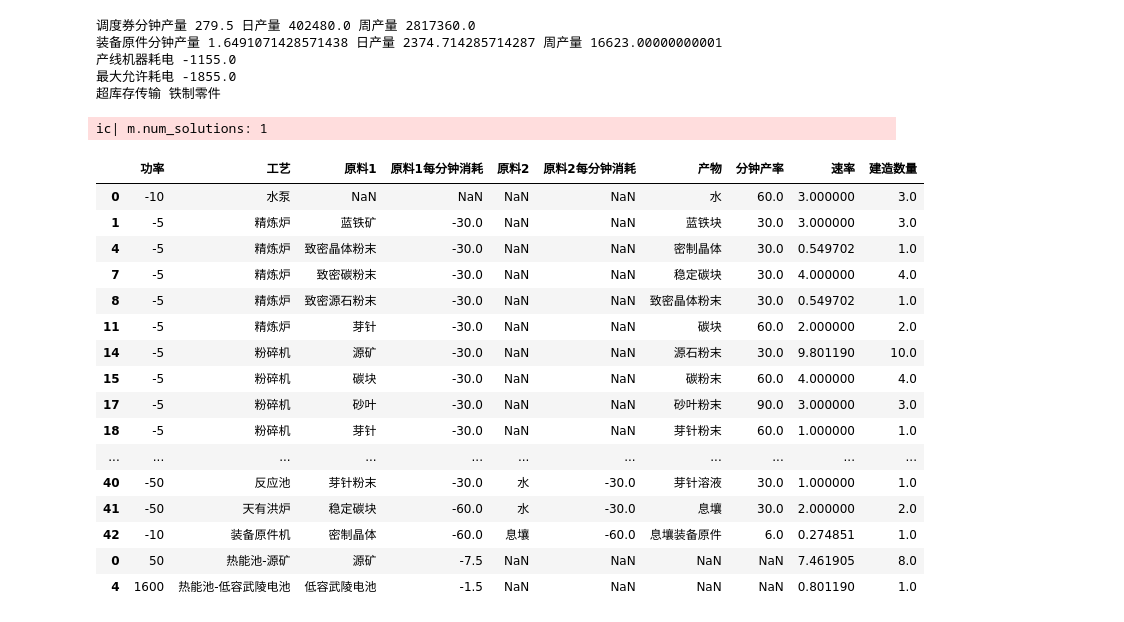
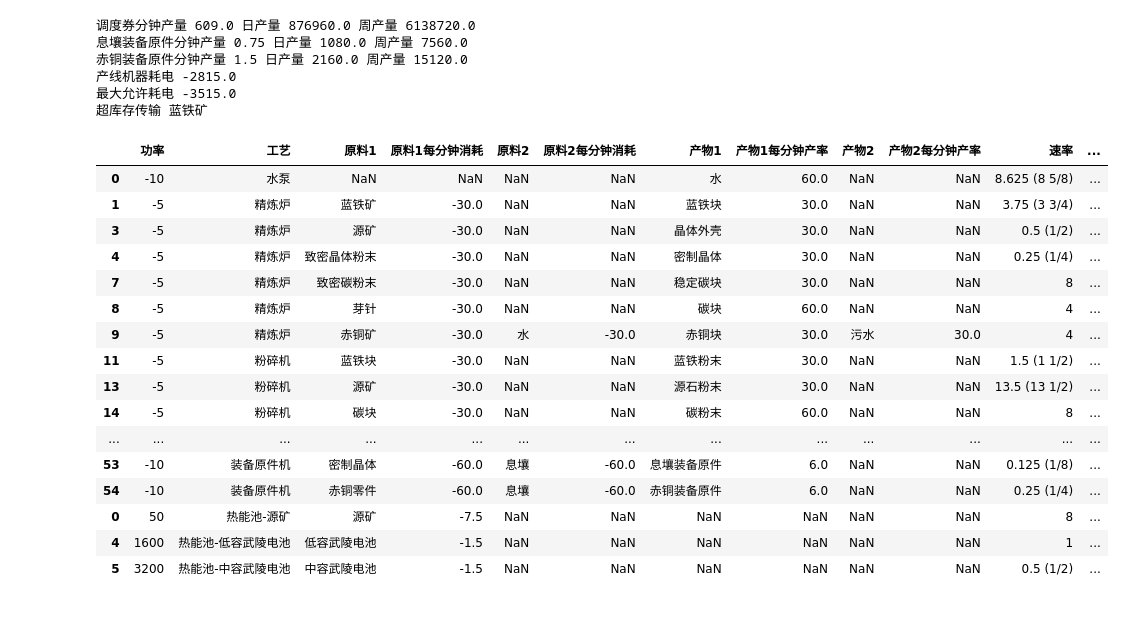
Before and after one commit to LucunJi/the-end-of-all-field-calculators, a Jupyter notebook: wuling.ipynb, the cells around one changed output. Cells and saved outputs as stored; diff of their text form; code cells hidden in the pictures.

```diff
--- a/wuling.ipynb
+++ b/wuling.ipynb
@@ -209,58 +242,68 @@ Clp0032I Optimal objective 1.689970886 - 59 iterations time 0.002, Presolve 0.00
 Starting MIP optimization
 <OptimizationStatus.OPTIMAL: 0>
 # %%
-ic(m.num_solutions)
-# print('调度券分钟产量', m.objective_value)
 print('调度券分钟产量', tot_value.x, '日产量', tot_value.x * 60 * 24, '周产量', tot_value.x * 60 * 24 * 7)
-print('装备原件分钟产量', m.objective_value, '日产量', m.objective_value * 60 * 24, '周产量', m.objective_value * 60 * 24 * 7)
+print('息壤装备原件分钟产量', tot_material['息壤装备原件'].x, '日产量', tot_material['息壤装备原件'].x * 60 * 24, '周产量', tot_material['息壤装备原件'].x * 60 * 24 * 7)
+print('赤铜装备原件分钟产量', tot_material['赤铜装备原件'].x, '日产量', tot_material['赤铜装备原件'].x * 60 * 24, '周产量', tot_material['赤铜装备原件'].x * 60 * 24 * 7)
 result_tot_power_machine = np.sum(np.array([u.x for u in x_recipes_ceil]) * recipes_df['功率'])
 print('产线机器耗电', result_tot_power_machine)
 print('最大允许耗电', result_tot_power_machine + EXTERN_POWER)
 
-print('超库存传输', metastorage_df.loc[(u.x == 1.0 for u in x_metastorage)]['产物'].item())
+print('超库存传输', metastorage_df.loc[(u.x == 1.0 for u in x_metastorage)]['产物1'].item())
+
+def format_float(raw: float):
+    if raw == 0:
+        return "0"
+    x, y = raw.as_integer_ratio()
+    if x % y == 0:
+        return str(x // y)
+    if x < y:
+        return f"{raw} ({x}/{y})"
+    a, x = x // y, x % y
+    return f"{raw} ({a} {x}/{y})"
 
 result_df =pd.concat([
     pd.concat([
         recipes_df,
         pd.DataFrame(
-            {'速率': u.x, '建造数量': v.x}
+            {'速率': format_float(u.x / RESOLUTION), '建造数量': v.x}
             for u, v in zip(x_recipes, x_recipes_ceil)
         ),
     ], axis=1),
     pd.concat([
         powergen_df,
         pd.DataFrame(
-            {'速率': u.x, '建造数量': math.ceil(u)}
+            {'速率': format_float(u.x / RESOLUTION), '建造数量': math.ceil(u.x / RESOLUTION)}
             for u in x_powergen
         ),
     ], axis=1)
 ])
 result_df = result_df[result_df['建造数量'] != 0]
 display(result_df)
 
 
 None
 # %% [output]
-调度券分钟产量 279.5 日产量 402480.0 周产量 2817360.0
-装备原件分钟产量 1.6491071428571438 日产量 2374.714285714287 周产量 16623.00000000001
-产线机器耗电 -1155.0
-最大允许耗电 -1855.0
-超库存传输 铁制零件
+调度券分钟产量 609.0 日产量 876960.0 周产量 6138720.0
+息壤装备原件分钟产量 0.75 日产量 1080.0 周产量 7560.0
+赤铜装备原件分钟产量 1.5 日产量 2160.0 周产量 15120.0
+产线机器耗电 -2815.0
+最大允许耗电 -3515.0
+超库存传输 蓝铁矿
-ic| m.num_solutions: 1
-|  | 功率 | 工艺 | 原料1 | 原料1每分钟消耗 | 原料2 | 原料2每分钟消耗 | 产物 | 分钟产率 | 速率 | 建造数量 |
-| 0 | -10 | 水泵 | NaN | NaN | NaN | NaN | 水 | 60.0 | 3.000000 | 3.0 |
-| 1 | -5 | 精炼炉 | 蓝铁矿 | -30.0 | NaN | NaN | 蓝铁块 | 30.0 | 3.000000 | 3.0 |
-| 4 | -5 | 精炼炉 | 致密晶体粉末 | -30.0 | NaN | NaN | 密制晶体 | 30.0 | 0.549702 | 1.0 |
-| 7 | -5 | 精炼炉 | 致密碳粉末 | -30.0 | NaN | NaN | 稳定碳块 | 30.0 | 4.000000 | 4.0 |
-| 8 | -5 | 精炼炉 | 致密源石粉末 | -30.0 | NaN | NaN | 致密晶体粉末 | 30.0 | 0.549702 | 1.0 |
-| 11 | -5 | 精炼炉 | 芽针 | -30.0 | NaN | NaN | 碳块 | 60.0 | 2.000000 | 2.0 |
-| 14 | -5 | 粉碎机 | 源矿 | -30.0 | NaN | NaN | 源石粉末 | 30.0 | 9.801190 | 10.0 |
-| 15 | -5 | 粉碎机 | 碳块 | -30.0 | NaN | NaN | 碳粉末 | 60.0 | 4.000000 | 4.0 |
-| 17 | -5 | 粉碎机 | 砂叶 | -30.0 | NaN | NaN | 砂叶粉末 | 90.0 | 3.000000 | 3.0 |
-| 18 | -5 | 粉碎机 | 芽针 | -30.0 | NaN | NaN | 芽针粉末 | 60.0 | 1.000000 | 1.0 |
-| ... | ... | ... | ... | ... | ... | ... | ... | ... | ... | ... |
-| 40 | -50 | 反应池 | 芽针粉末 | -30.0 | 水 | -30.0 | 芽针溶液 | 30.0 | 1.000000 | 1.0 |
-| 41 | -50 | 天有洪炉 | 稳定碳块 | -60.0 | 水 | -30.0 | 息壤 | 30.0 | 2.000000 | 2.0 |
-| 42 | -10 | 装备原件机 | 密制晶体 | -60.0 | 息壤 | -60.0 | 息壤装备原件 | 6.0 | 0.274851 | 1.0 |
-| 0 | 50 | 热能池-源矿 | 源矿 | -7.5 | NaN | NaN | NaN | NaN | 7.461905 | 8.0 |
-| 4 | 1600 | 热能池-低容武陵电池 | 低容武陵电池 | -1.5 | NaN | NaN | NaN | NaN | 0.801190 | 1.0 |
+|  | 功率 | 工艺 | 原料1 | 原料1每分钟消耗 | 原料2 | 原料2每分钟消耗 | 产物1 | 产物1每分钟产率 | 产物2 | 产物2每分钟产率 | 速率 | ... |
+| 0 | -10 | 水泵 | NaN | NaN | NaN | NaN | 水 | 60.0 | NaN | NaN | 8.625 (8 5/8) | ... |
+| 1 | -5 | 精炼炉 | 蓝铁矿 | -30.0 | NaN | NaN | 蓝铁块 | 30.0 | NaN | NaN | 3.75 (3 3/4) | ... |
+| 3 | -5 | 精炼炉 | 源矿 | -30.0 | NaN | NaN | 晶体外壳 | 30.0 | NaN | NaN | 0.5 (1/2) | ... |
+| 4 | -5 | 精炼炉 | 致密晶体粉末 | -30.0 | NaN | NaN | 密制晶体 | 30.0 | NaN | NaN | 0.25 (1/4) | ... |
+| 7 | -5 | 精炼炉 | 致密碳粉末 | -30.0 | NaN | NaN | 稳定碳块 | 30.0 | NaN | NaN | 8 | ... |
+| 8 | -5 | 精炼炉 | 芽针 | -30.0 | NaN | NaN | 碳块 | 60.0 | NaN | NaN | 4 | ... |
+| 9 | -5 | 精炼炉 | 赤铜矿 | -30.0 | 水 | -30.0 | 赤铜块 | 30.0 | 污水 | 30.0 | 4 | ... |
+| 11 | -5 | 粉碎机 | 蓝铁块 | -30.0 | NaN | NaN | 蓝铁粉末 | 30.0 | NaN | NaN | 1.5 (1 1/2) | ... |
+| 13 | -5 | 粉碎机 | 源矿 | -30.0 | NaN | NaN | 源石粉末 | 30.0 | NaN | NaN | 13.5 (13 1/2) | ... |
+| 14 | -5 | 粉碎机 | 碳块 | -30.0 | NaN | NaN | 碳粉末 | 60.0 | NaN | NaN | 8 | ... |
+| ... | ... | ... | ... | ... | ... | ... | ... | ... | ... | ... | ... | ... |
+| 53 | -10 | 装备原件机 | 密制晶体 | -60.0 | 息壤 | -60.0 | 息壤装备原件 | 6.0 | NaN | NaN | 0.125 (1/8) | ... |
+| 54 | -10 | 装备原件机 | 赤铜零件 | -60.0 | 息壤 | -60.0 | 赤铜装备原件 | 6.0 | NaN | NaN | 0.25 (1/4) | ... |
+| 0 | 50 | 热能池-源矿 | 源矿 | -7.5 | NaN | NaN | NaN | NaN | NaN | NaN | 8 | ... |
+| 4 | 1600 | 热能池-低容武陵电池 | 低容武陵电池 | -1.5 | NaN | NaN | NaN | NaN | NaN | NaN | 1 | ... |
+| 5 | 3200 | 热能池-中容武陵电池 | 中容武陵电池 | -1.5 | NaN | NaN | NaN | NaN | NaN | NaN | 0.5 (1/2) | ... |
```
Also changed, not shown: parts of 4 cells of this notebook, 2 other files.
